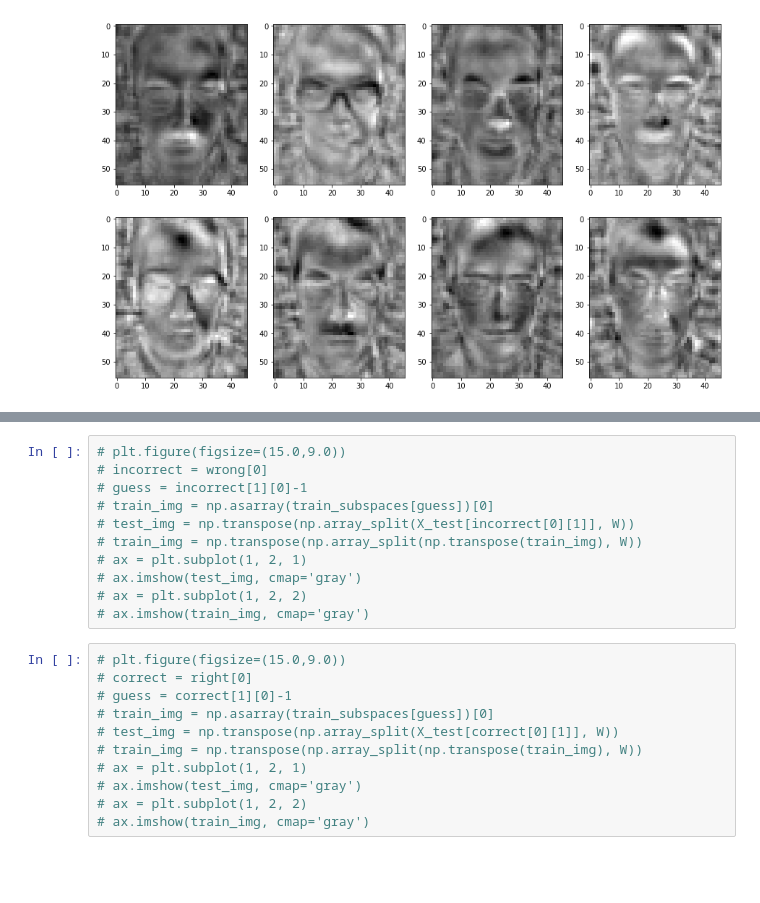
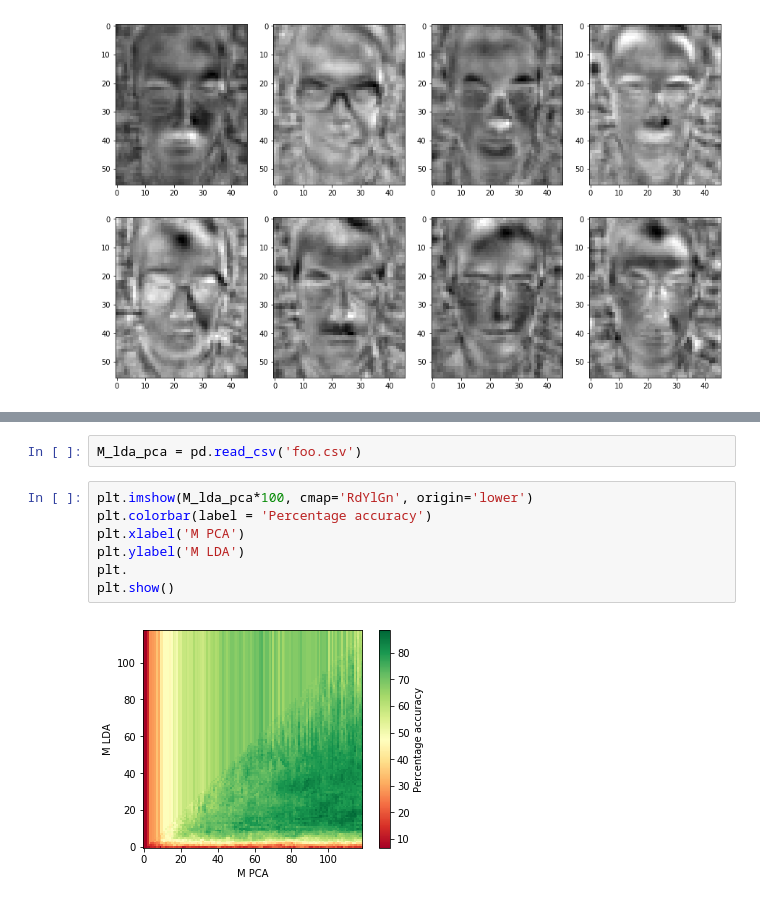
Before and after one commit to GPadley/EE4-68-PR, a Jupyter notebook: CW1/1.3_a.ipynb, the cells around one changed output, grey strips where cells are left out. Drawn from its saved outputs; the diff is of its cells as text; blank space fills up the shorter version.

Commit message:
added M lda and pca colour scale plot

```diff
--- a/CW1/1.3_a.ipynb
+++ b/CW1/1.3_a.ipynb
@@ -199,22 +178,11 @@ for i in range(1,9):
-# %%
-# plt.figure(figsize=(15.0,9.0))
-# incorrect = wrong[0]
-# guess = incorrect[1][0]-1
-# train_img = np.asarray(train_subspaces[guess])[0]
-# test_img = np.transpose(np.array_split(X_test[incorrect[0][1]], W))
-# train_img = np.transpose(np.array_split(np.transpose(train_img), W))
-# ax = plt.subplot(1, 2, 1)
-# ax.imshow(test_img, cmap='gray')
-# ax = plt.subplot(1, 2, 2)
-# ax.imshow(train_img, cmap='gray')
-# %%
-# plt.figure(figsize=(15.0,9.0))
-# correct = right[0]
-# guess = correct[1][0]-1
-# train_img = np.asarray(train_subspaces[guess])[0]
-# test_img = np.transpose(np.array_split(X_test[correct[0][1]], W))
-# train_img = np.transpose(np.array_split(np.transpose(train_img), W))
-# ax = plt.subplot(1, 2, 1)
-# ax.imshow(test_img, cmap='gray')
-# ax = plt.subplot(1, 2, 2)
-# ax.imshow(train_img, cmap='gray')
+# %%
+M_lda_pca = pd.read_csv('foo.csv')
+# %%
+plt.imshow(M_lda_pca*100, cmap='RdYlGn', origin='lower')
+plt.colorbar(label = 'Percentage accuracy')
+plt.xlabel('M PCA')
+plt.ylabel('M LDA')
+plt.
+plt.show()
+# %% [output]
+[figure, added]
```
Also changed, not shown: parts of 3 cells of this notebook.
